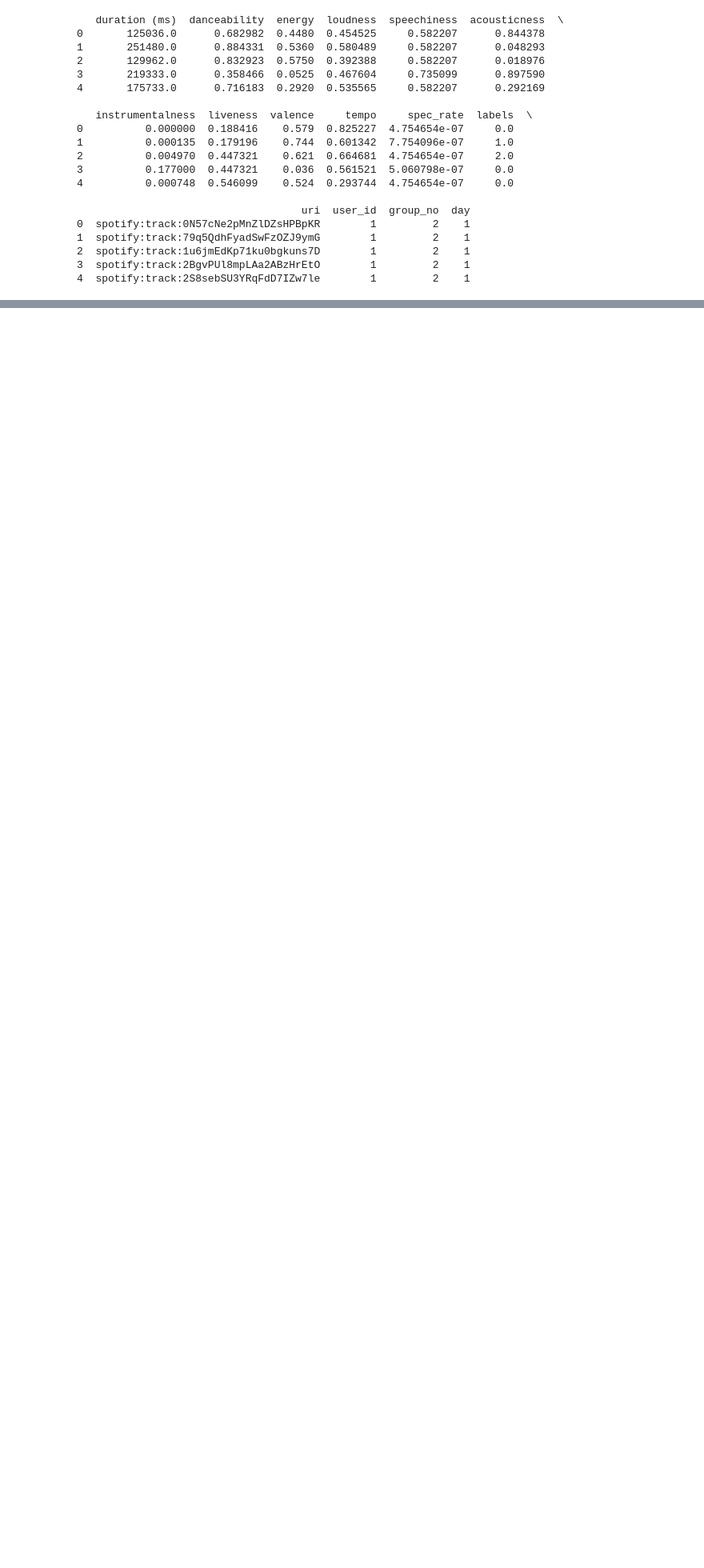
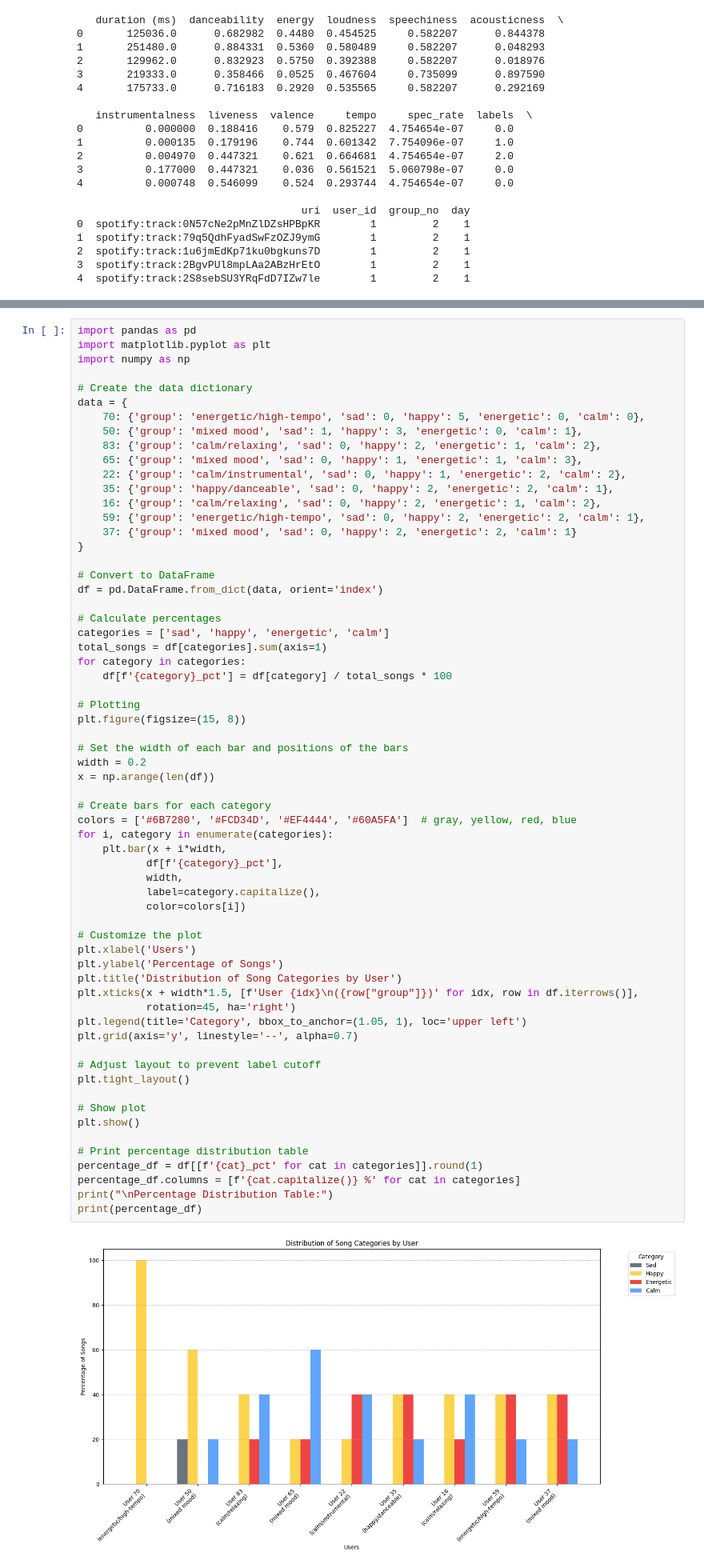
Before and after one commit to shreyash2106/CS573_Final_Project, a Jupyter notebook: src/svd/svd.ipynb, the cells around one changed output, grey strips where cells are left out. Shown: that part at 80% size. Saved outputs shown, nothing was run; the diff lists cells and outputs as text; blank space fills up the shorter version.

```diff
--- a/src/svd/svd.ipynb
+++ b/src/svd/svd.ipynb
@@ -200,0 +227,65 @@ Creating user-item matrix...
+# %%
+import pandas as pd
+import matplotlib.pyplot as plt
+import numpy as np
+
+# Create the data dictionary
+data = {
+    70: {'group': 'energetic/high-tempo', 'sad': 0, 'happy': 5, 'energetic': 0, 'calm': 0},
+    50: {'group': 'mixed mood', 'sad': 1, 'happy': 3, 'energetic': 0, 'calm': 1},
+    83: {'group': 'calm/relaxing', 'sad': 0, 'happy': 2, 'energetic': 1, 'calm': 2},
+    65: {'group': 'mixed mood', 'sad': 0, 'happy': 1, 'energetic': 1, 'calm': 3},
+    22: {'group': 'calm/instrumental', 'sad': 0, 'happy': 1, 'energetic': 2, 'calm': 2},
+    35: {'group': 'happy/danceable', 'sad': 0, 'happy': 2, 'energetic': 2, 'calm': 1},
+    16: {'group': 'calm/relaxing', 'sad': 0, 'happy': 2, 'energetic': 1, 'calm': 2},
+    59: {'group': 'energetic/high-tempo', 'sad': 0, 'happy': 2, 'energetic': 2, 'calm': 1},
+    37: {'group': 'mixed mood', 'sad': 0, 'happy': 2, 'energetic': 2, 'calm': 1}
+}
+
+# Convert to DataFrame
+df = pd.DataFrame.from_dict(data, orient='index')
+
+# Calculate percentages
+categories = ['sad', 'happy', 'energetic', 'calm']
+total_songs = df[categories].sum(axis=1)
+for category in categories:
+    df[f'{category}_pct'] = df[category] / total_songs * 100
+
+# Plotting
+plt.figure(figsize=(15, 8))
+
+# Set the width of each bar and positions of the bars
+width = 0.2
+x = np.arange(len(df))
+
+# Create bars for each category
+colors = ['#6B7280', '#FCD34D', '#EF4444', '#60A5FA']  # gray, yellow, red, blue
+for i, category in enumerate(categories):
+    plt.bar(x + i*width,
+           df[f'{category}_pct'],
+           width,
+           label=category.capitalize(),
+           color=colors[i])
+
+# Customize the plot
+plt.xlabel('Users')
+plt.ylabel('Percentage of Songs')
+plt.title('Distribution of Song Categories by User')
+plt.xticks(x + width*1.5, [f'User {idx}\n({row["group"]})' for idx, row in df.iterrows()],
+           rotation=45, ha='right')
+plt.legend(title='Category', bbox_to_anchor=(1.05, 1), loc='upper left')
+plt.grid(axis='y', linestyle='--', alpha=0.7)
+
+# Adjust layout to prevent label cutoff
+plt.tight_layout()
+
+# Show plot
+plt.show()
+
+# Print percentage distribution table
+percentage_df = df[[f'{cat}_pct' for cat in categories]].round(1)
+percentage_df.columns = [f'{cat.capitalize()} %' for cat in categories]
+print("\nPercentage Distribution Table:")
+print(percentage_df)
+# %% [output]
+[figure, added]
```
Also changed, not shown: parts of 4 cells of this notebook, 3 other files.
